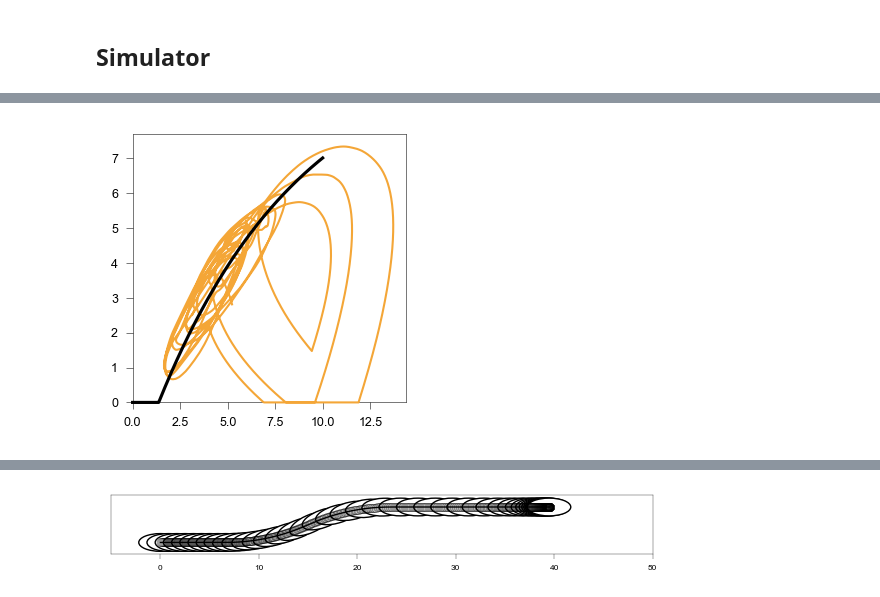
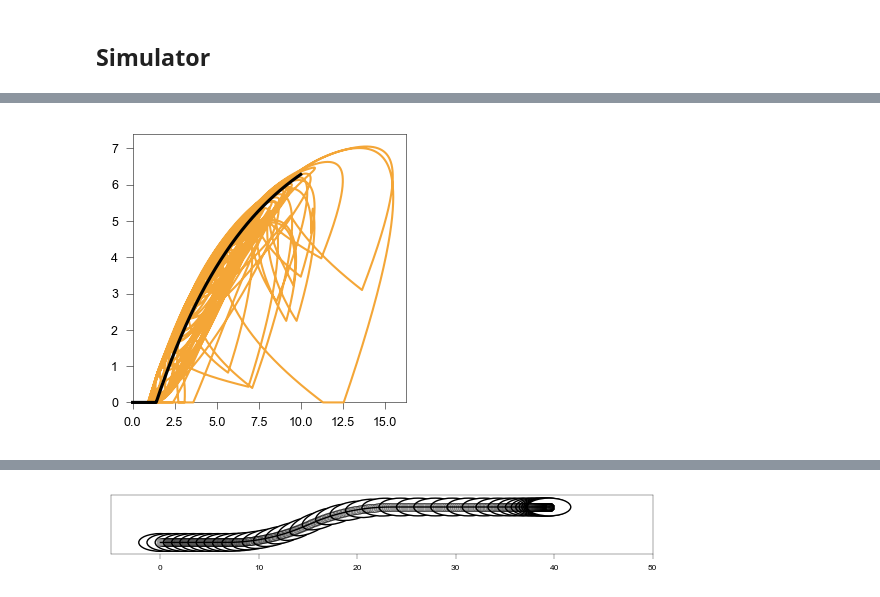
Before and after one commit to EPFL-ENAC/LUTS-pneuma-simulator, a Jupyter notebook: notebooks/simulator.ipynb, the cells around one changed output, grey strips where cells are left out. Cells and saved outputs as stored; diff of their text form; code cells hidden in the pictures.

```diff
--- a/notebooks/simulator.ipynb
+++ b/notebooks/simulator.ipynb
@@ -1375,7 +1419,7 @@ for image in images:
     image.styles = {"ec": "k", "fill": False, "lw": 0.5, "ls": "--"}
     image.draw(ax)
 for agent in agents:
-    if agent.ID==6:
+    if agent.ID==13:
         agent.styles = {"ec": "b", "fill": True, "lw": 1, "ls": "-"}
         agent.draw(ax)
         neighbors = neighborhood(agent, agents)
@@ -1472,13 +1516,13 @@ for lane_idx, lane_sign in enumerate(lanes):
         prev = x
 
     t_axis = np.arange(len(line)) * step * params.dt / 60
-    ax.plot(t_axis, line, c=l_c[lane_idx], lw=.1,ls='-')
+    #ax.plot(t_axis, line, c=l_c[lane_idx], lw=.1,ls='-')
 
     ax.set_xlim(0, len(l_agents) / step)
     ax.set_xlim(0,12)
     ax.set_ylim(-L / 2, L / 2)
 plt.tight_layout(pad=0)
-plt.savefig(f"./output/sketches/testcolor_nasch_{seed}_{tau_c}_{p}_{min_gap}.pdf",
+plt.savefig(f"./output/sketches/nasch_{seed}_{tau_c}_{p}_{n_cars}.pdf",
 format="pdf",
 transparent=True,
 bbox_inches="tight",
@@ -1540,7 +1533,16 @@ Theoretical mean: 1.812804954110954
-# %%
-speeds = []
-gaps = []
-for t in range(COUNT - 1):
-    if t > 1:
-        gaps.append(l_agents[t][0]["gap"])
-        speeds.append(l_agents[t][0]["speed"])
+# %%
+speeds = []
+gaps = []
+l_ttc = []
+for t in range(COUNT - 1):
+    if t > 1000:
+        gaps.append(l_agents[t][0]["gap"])
+        speeds.append(l_agents[t][0]["speed"])
+        ttc = l_agents[t][0]["ttc"]
+        for agent in l_agents[t]:
+            ttc = agent["ttc"]
+            if ttc:
+                l_ttc.append(ttc)
+l_ttc = array(l_ttc)
+ttc_data = array(l_ttc).astype(float)
+len(ttc_data)
@@ -1547,16 +1637,16 @@ for t in range(COUNT - 1):
 # %%
 %matplotlib inline
 fig, ax = plt.subplots(figsize=(5 * cm, 5 * cm), dpi=150)
-ax.plot(array(gaps)[100:], speeds[100:], c=orange, lw=1, clip_on=False, zorder=10)
+ax.plot(array(gaps)[:], speeds[:], c=orange, lw=1, clip_on=False, zorder=10)
 support = arange(0, 10, 0.01)
 nnm = ov(support, lam[0], v0[0], s0[0])
 ax.plot(support, nnm, clip_on=False, c="k",zorder=12)
-ax.set_xlim(0, None)
-ax.set_ylim(0, None)
+ax.set_xlim(0, )
+ax.set_ylim(0, )
 plt.tight_layout(pad=0)
 plt.show()
 # %% [output]
-[figure, old version]
+[figure, new version]
 # %%
 import os
 from pNeuma_simulator.animations import ring
```
Also changed, not shown: parts of 14 cells of this notebook, 1 other file.
